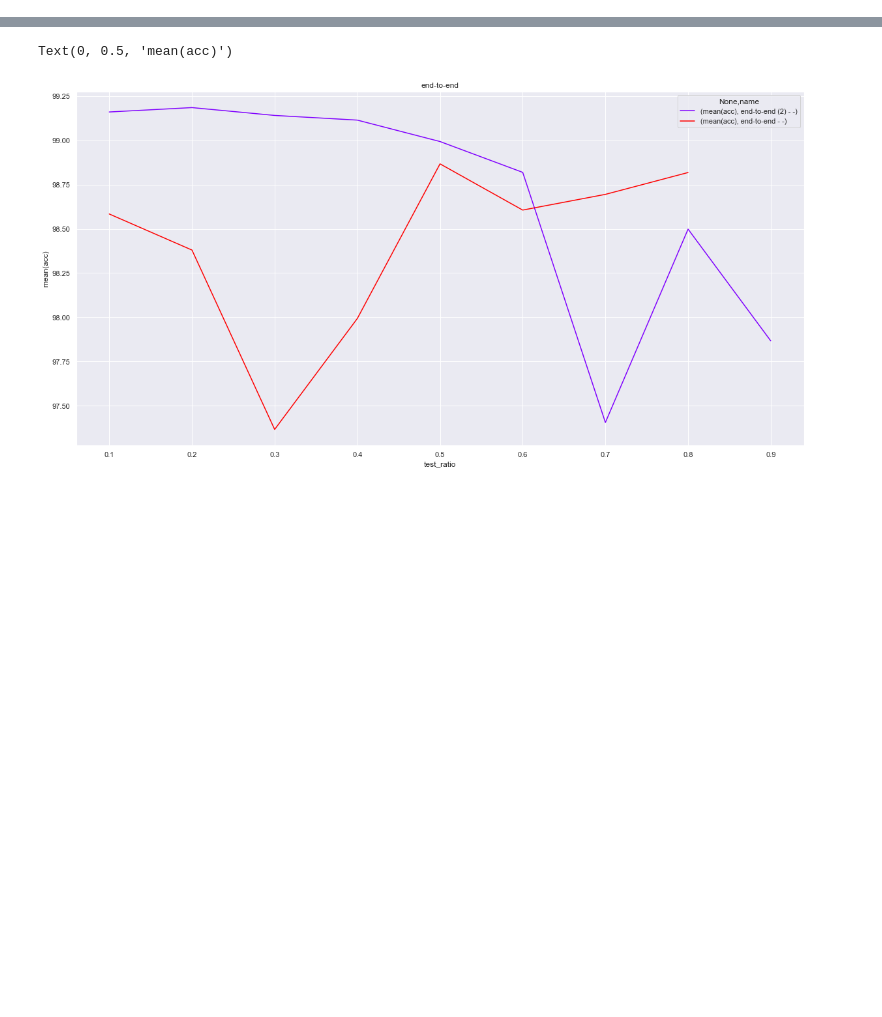
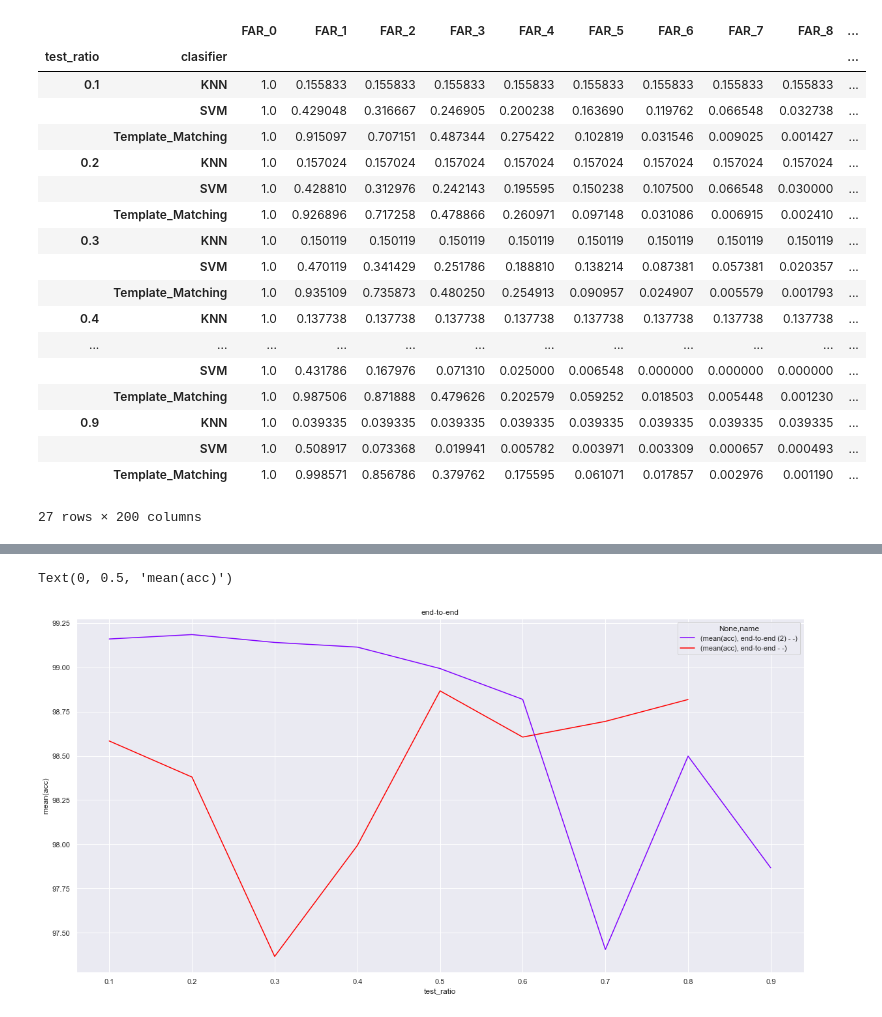
Before and after one commit to SKazemii/master-project, a Jupyter notebook: Codes/noteBook.ipynb, the cells around one changed output, grey strips where cells are left out. Saved outputs shown, nothing was run; the diff lists cells and outputs as text; code cells hidden in the pictures; blank space fills up the shorter version.

```diff
--- a/Codes/noteBook.ipynb
+++ b/Codes/noteBook.ipynb
@@ -24,0 +39,22 @@ if x is True:
+# %%
+dfg
+# %% [output]
+|  |  | FAR_0 | FAR_1 | FAR_2 | FAR_3 | FAR_4 | FAR_5 | FAR_6 | FAR_7 | FAR_8 | ... |
+| test_ratio | clasifier |  |  |  |  |  |  |  |  |  | ... |
+| 0.1 | KNN | 1.0 | 0.155833 | 0.155833 | 0.155833 | 0.155833 | 0.155833 | 0.155833 | 0.155833 | 0.155833 | ... |
+|  | SVM | 1.0 | 0.429048 | 0.316667 | 0.246905 | 0.200238 | 0.163690 | 0.119762 | 0.066548 | 0.032738 | ... |
+|  | Template_Matching | 1.0 | 0.915097 | 0.707151 | 0.487344 | 0.275422 | 0.102819 | 0.031546 | 0.009025 | 0.001427 | ... |
+| 0.2 | KNN | 1.0 | 0.157024 | 0.157024 | 0.157024 | 0.157024 | 0.157024 | 0.157024 | 0.157024 | 0.157024 | ... |
+|  | SVM | 1.0 | 0.428810 | 0.312976 | 0.242143 | 0.195595 | 0.150238 | 0.107500 | 0.066548 | 0.030000 | ... |
+|  | Template_Matching | 1.0 | 0.926896 | 0.717258 | 0.478866 | 0.260971 | 0.097148 | 0.031086 | 0.006915 | 0.002410 | ... |
+| 0.3 | KNN | 1.0 | 0.150119 | 0.150119 | 0.150119 | 0.150119 | 0.150119 | 0.150119 | 0.150119 | 0.150119 | ... |
+|  | SVM | 1.0 | 0.470119 | 0.341429 | 0.251786 | 0.188810 | 0.138214 | 0.087381 | 0.057381 | 0.020357 | ... |
+|  | Template_Matching | 1.0 | 0.935109 | 0.735873 | 0.480250 | 0.254913 | 0.090957 | 0.024907 | 0.005579 | 0.001793 | ... |
+| 0.4 | KNN | 1.0 | 0.137738 | 0.137738 | 0.137738 | 0.137738 | 0.137738 | 0.137738 | 0.137738 | 0.137738 | ... |
+| ... | ... | ... | ... | ... | ... | ... | ... | ... | ... | ... | ... |
+|  | SVM | 1.0 | 0.431786 | 0.167976 | 0.071310 | 0.025000 | 0.006548 | 0.000000 | 0.000000 | 0.000000 | ... |
+|  | Template_Matching | 1.0 | 0.987506 | 0.871888 | 0.479626 | 0.202579 | 0.059252 | 0.018503 | 0.005448 | 0.001230 | ... |
+| 0.9 | KNN | 1.0 | 0.039335 | 0.039335 | 0.039335 | 0.039335 | 0.039335 | 0.039335 | 0.039335 | 0.039335 | ... |
+|  | SVM | 1.0 | 0.508917 | 0.073368 | 0.019941 | 0.005782 | 0.003971 | 0.003309 | 0.000657 | 0.000493 | ... |
+|  | Template_Matching | 1.0 | 0.998571 | 0.856786 | 0.379762 | 0.175595 | 0.061071 | 0.017857 | 0.002976 | 0.001190 | ... |
+27 rows × 200 columns
```
Also changed, not shown: parts of 6 cells of this notebook, 3 other files.
